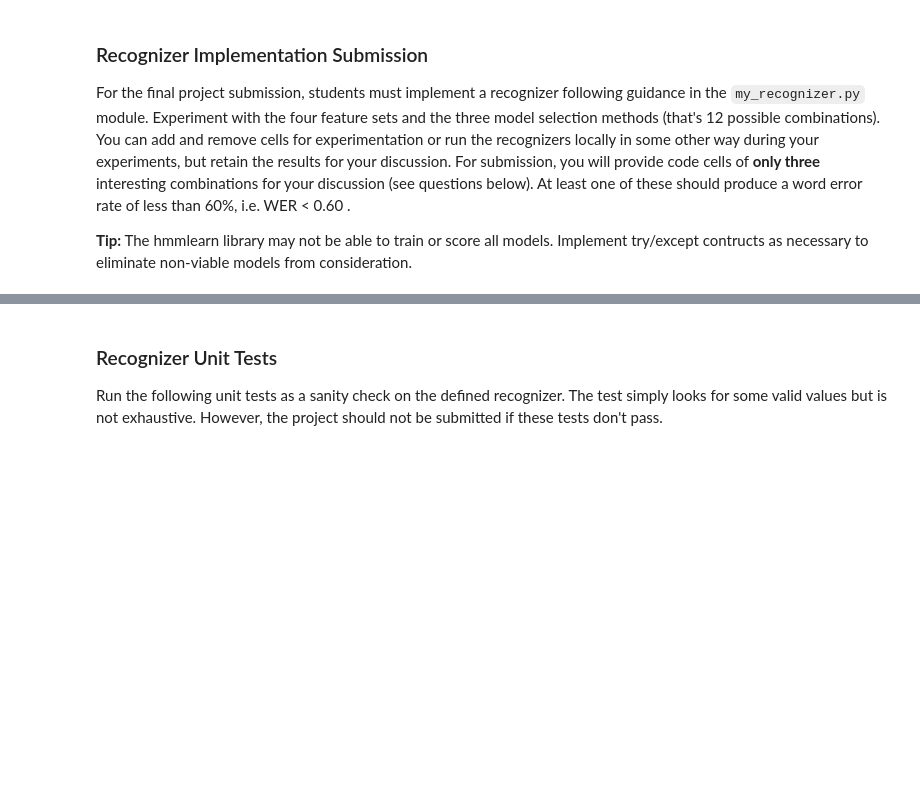
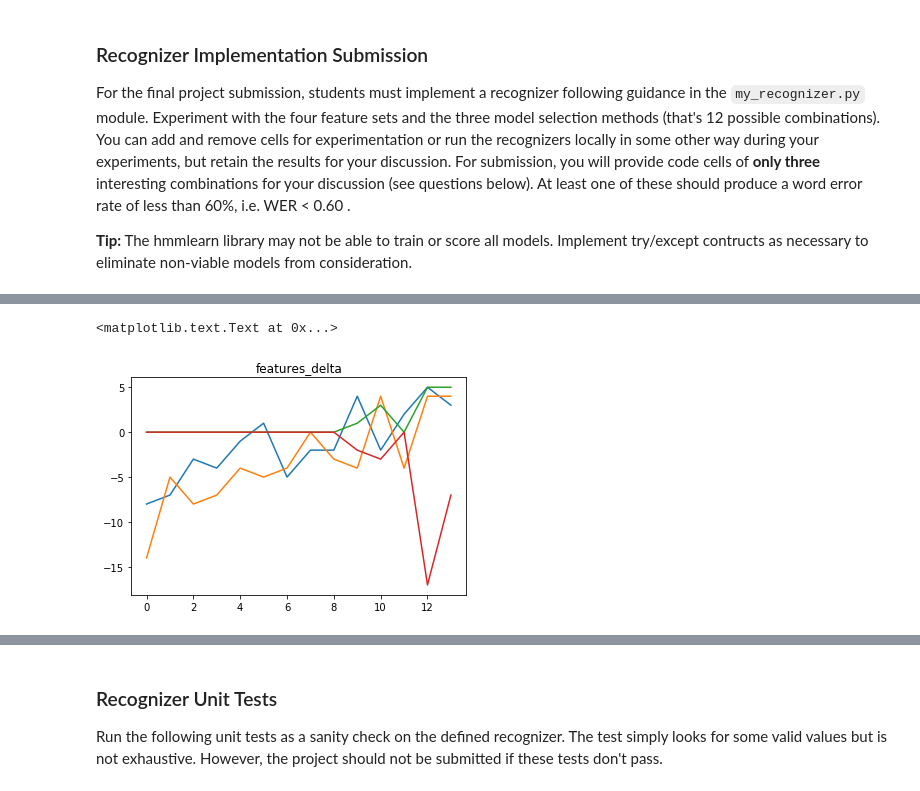
Before and after one commit to cgpadwick/aind-recognizer, a Jupyter notebook: asl_recognizer.ipynb, the cells around one changed output, grey strips where cells are left out. Saved outputs shown, nothing was run; the diff lists cells and outputs as text; code cells hidden in the pictures; blank space fills up the shorter version.

```diff
--- a/asl_recognizer.ipynb
+++ b/asl_recognizer.ipynb
@@ -703,0 +768,6 @@ Video  Recognized                                                    Correct
+# %%
+plt.plot(ts2[0, :, :])
+plt.title('features_delta')
+# %% [output]
+<matplotlib.text.Text at 0x...>
+[figure, added]
```
Also changed, not shown: parts of 10 cells of this notebook, 1 other file.
